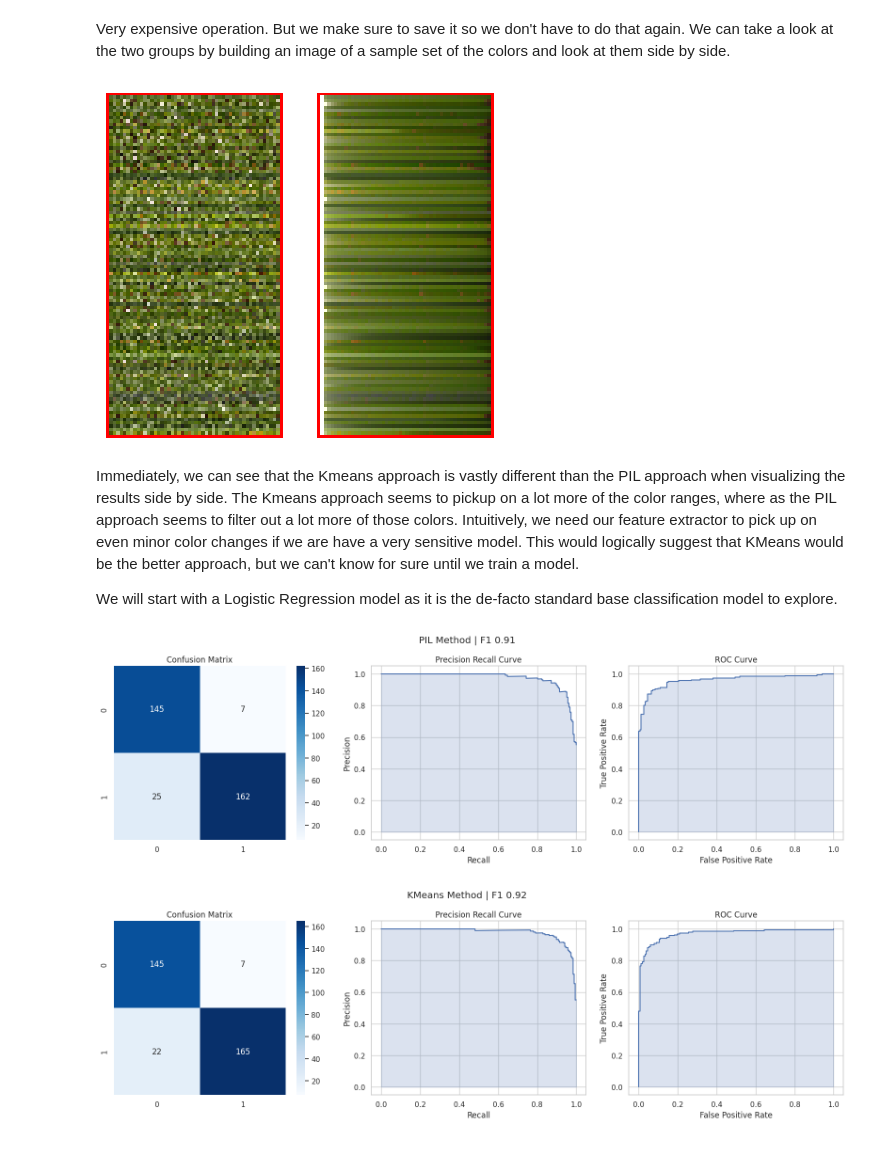
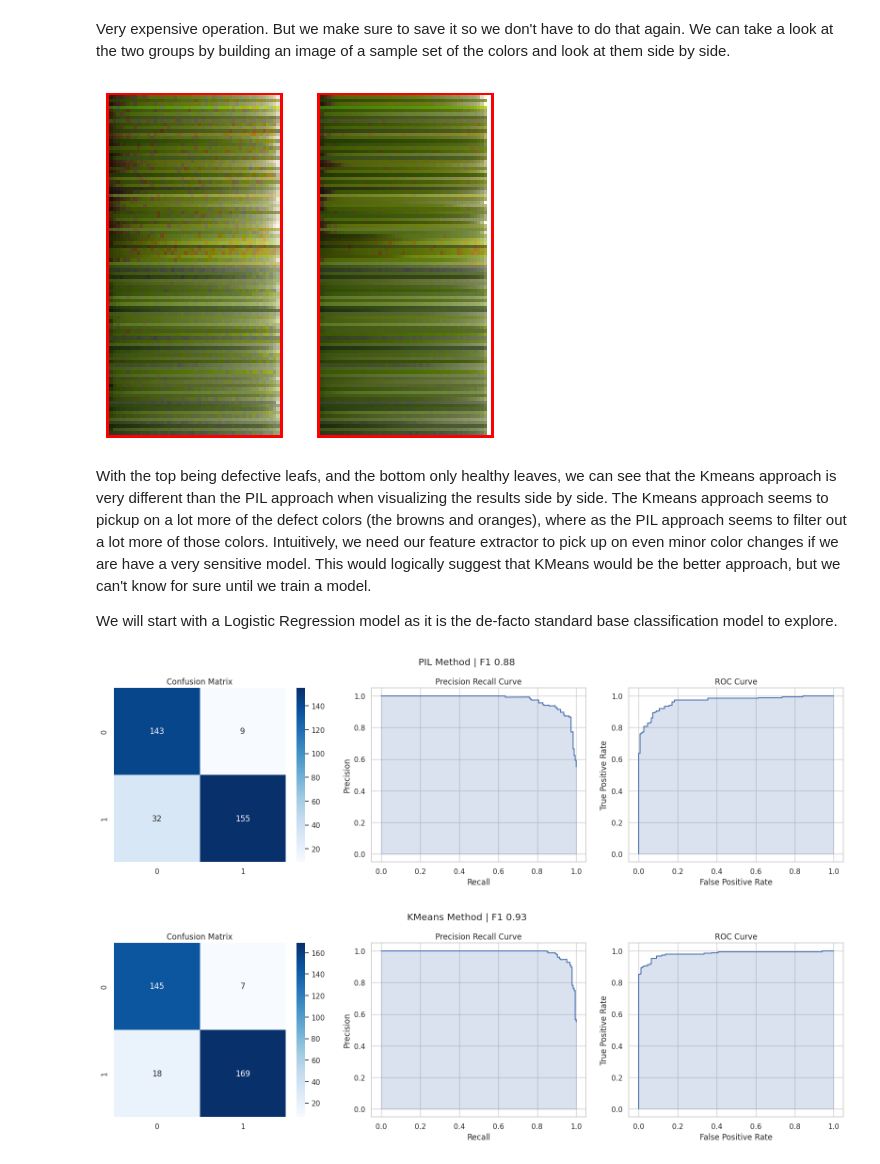
Before and after one commit to jackmead515/jackmead515.github.io, a Jupyter notebook: _blogs/exploring_dominant_colors/exploring_dominant_colors.ipynb, the cells around one changed output. Saved outputs shown, nothing was run; the diff lists cells and outputs as text; code cells hidden in the pictures.

```diff
--- a/_blogs/exploring_dominant_colors/exploring_dominant_colors.ipynb
+++ b/_blogs/exploring_dominant_colors/exploring_dominant_colors.ipynb
@@ -215,35 +215,43 @@ Very expensive operation. But we make sure to save it so we don't have to do tha
 # %%
 sample_size = 100
 features = 50
 
-samples = df.sample(sample_size)
+s1 = df[df.defective==True].sample(sample_size // 2)
+s2 = df[df.defective==False].sample(sample_size // 2)
+
+samples = pd.concat([s1, s2])
 
 shape = (sample_size, features, 3)
 
 pil_colors = np.zeros(shape, dtype=np.uint8)
 kms_colors = np.zeros(shape, dtype=np.uint8)
 
 for y, row in enumerate(samples.itertuples()):
     pil_method = np.array(row.pil_method).reshape(-1, 3) * 255
     kms_method = np.array(row.kmeans_method).reshape(-1, 3) * 255
+
+    # We sort the colors by their norm to make the comparison easier to distinguish
+    # This gives less randomness to the order of the colors,
+    pil_method = pil_method[np.argsort(np.linalg.norm(pil_method, axis=1))]
+    kms_method = kms_method[np.argsort(np.linalg.norm(kms_method, axis=1))]
 
     for x in range(features):
         pil_colors[y:y+1, x:(x+1)] = pil_method[x]
         kms_colors[y:y+1, x:(x+1)] = kms_method[x]
 
 pil_colors = cv2.copyMakeBorder(pil_colors, 1, 1, 1, 1, cv2.BORDER_CONSTANT, value=255)
 kms_colors = cv2.copyMakeBorder(kms_colors, 1, 1, 1, 1, cv2.BORDER_CONSTANT, value=255)
 
 fig, ax = plt.subplots(1, 2, figsize=(5, 5))
 ax[0].imshow(kms_colors)
 ax[0].axis('off')
 ax[1].imshow(pil_colors)
 ax[1].axis('off')
 plt.show()
 # %% [output]
-[figure, old version]
+[figure, new version]
 # %% [markdown]
-Immediately, we can see that the Kmeans approach is vastly different than the PIL approach when visualizing the results side by side. The Kmeans approach seems to pickup on a lot more of the color ranges, where as the PIL approach seems to filter out a lot more of those colors. Intuitively, we need our feature extractor to pick up on even minor color changes if we are have a very sensitive model. This would logically suggest that KMeans would be the better approach, but we can't know for sure until we train a model.
+With the top being defective leafs, and the bottom only healthy leaves, we can see that the Kmeans approach is very different than the PIL approach when visualizing the results side by side. The Kmeans approach seems to pickup on a lot more of the defect colors (the browns and oranges), where as the PIL approach seems to filter out a lot more of those colors. Intuitively, we need our feature extractor to pick up on even minor color changes if we are have a very sensitive model. This would logically suggest that KMeans would be the better approach, but we can't know for sure until we train a model.
 
 We will start with a Logistic Regression model as it is the de-facto standard base classification model to explore.
 # %%
@@ -302,18 +310,20 @@ model = Pipeline([
 
 y = df['defective'].astype(int)
 
-x = np.array(df['pil_method'].tolist()).reshape(-1, df['pil_method'][0].shape[0])
+x = df.pil_method.apply(lambda x: np.array(x).reshape(-1, 3) * 255)
+x = np.array(x.apply(lambda x: x[np.argsort(np.linalg.norm(x, axis=1))]).tolist()).reshape(-1, 150)
 x_train, x_test, y_train, y_test = train_test_split(x, y, test_size=0.2, random_state=42)
 
 model.fit(x_train, y_train)
 plot_classifier(model, x_test, y_test, 'PIL Method')
 
-x = np.array(df['kmeans_method'].tolist()).reshape(-1, df['kmeans_method'][0].shape[0])
+x = df.kmeans_method.apply(lambda x: np.array(x).reshape(-1, 3) * 255)
+x = np.array(x.apply(lambda x: x[np.argsort(np.linalg.norm(x, axis=1))]).tolist()).reshape(-1, 150)
 x_train, x_test, y_train, y_test = train_test_split(x, y, test_size=0.2, random_state=42)
 
 model.fit(x_train, y_train)
 plot_classifier(model, x_test, y_test, 'KMeans Method')
 # %% [output]
-[figure, old version]
+[figure, new version]
-[figure, old version]
+[figure, new version]
 # %% [markdown]
```
Also changed, not shown: parts of 4 cells of this notebook, 2 other files.
